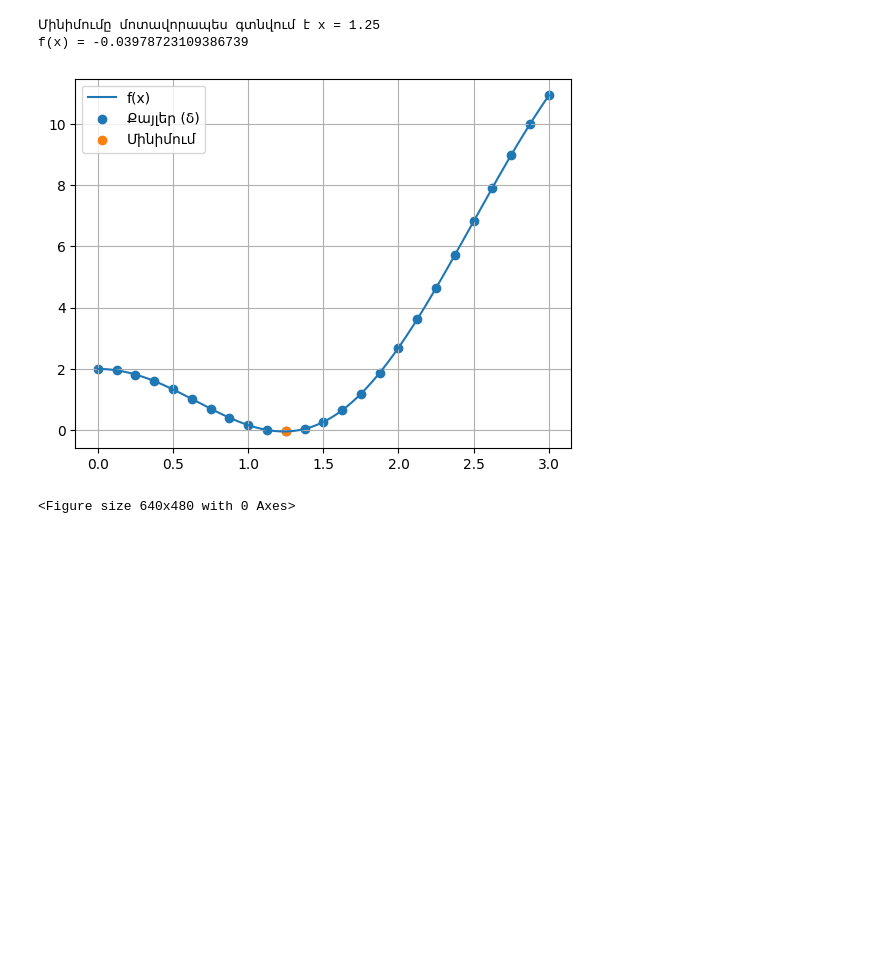
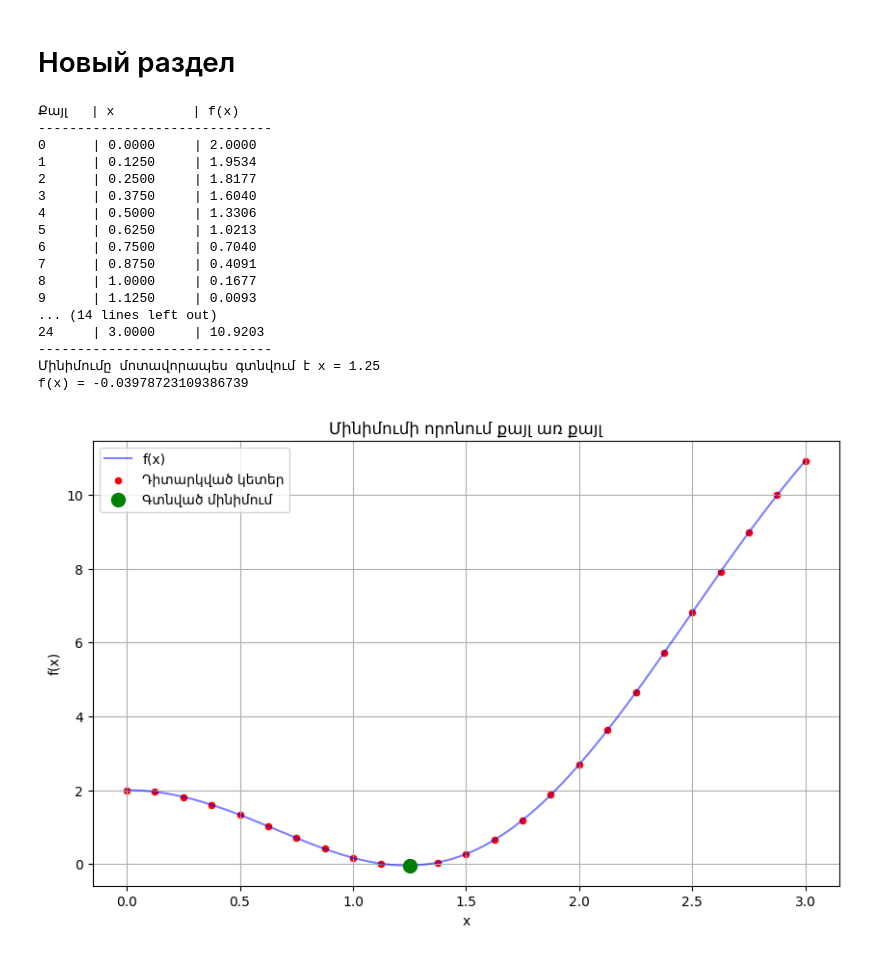
Before and after one commit to Mil-333/optimization-methods, a Jupyter notebook: lab1.ipynb, the cells around one changed output. Saved outputs shown, nothing was run; the diff lists cells and outputs as text; code cells hidden in the pictures; blank space fills up the shorter version.

```diff
--- a/lab1.ipynb
+++ b/lab1.ipynb
@@ -1,7 +1,8 @@
 # %% [markdown]
 <a href="https://colab.research.google.com/github/Mil-333/optimization-methods/blob/main/lab1.ipynb" target="_parent"><img src="https://colab.research.google.com/assets/colab-badge.svg" alt="Open In Colab"/></a>
+# %% [markdown]
+# Новый раздел
 # %%
-%matplotlib inline
 import math
 import matplotlib.pyplot as plt
 import numpy as np
@@ -15,41 +16,66 @@ delta = 0.125
 
 # --- Ընտրանքների եղանակ ---
 x = a
 min_x = x
 min_f = f(x)
 
 x_vals = []
 y_vals = []
 
+print(f"{'Քայլ': <6} | {'x': <10} | {'f(x)': <10}")
+print("-" * 30)
+
+step_count = 0
 while x <= b:
     fx = f(x)
     x_vals.append(x)
     y_vals.append(fx)
+
+    # Տպում ենք ընթացիկ քայլը
+    print(f"{step_count: <6} | {x: <10.4f} | {fx: <10.4f}")
 
     if fx < min_f:
         min_f = fx
         min_x = x
 
     x += delta
+    step_count += 1
 
-print("Մինիմումը մոտավորապես գտնվում է x =", min_x)
-print("f(x) =", min_f)
+print("-" * 30)
+print(f"Մինիմումը մոտավորապես գտնվում է x = {min_x}")
+print(f"f(x) = {min_f}")
 
 # --- Գրաֆիկ ---
 x_plot = np.linspace(a, b, 400)
-y_plot = x_plot**2 + 2 * np.cos(2*x_plot)
+y_plot = x_plot**2 + 2 * np.cos(2 * x_plot)
 
-plt.figure()
-plt.plot(x_plot, y_plot, label="f(x)")
-plt.scatter(x_vals, y_vals, label="Քայլեր (δ)")
-plt.scatter(min_x, min_f, label="Մինիմում")
+plt.figure(figsize=(10, 6))
+plt.plot(x_plot, y_plot, label="f(x)", color='blue', alpha=0.5)
+plt.scatter(x_vals, y_vals, color='red', s=20, label="Դիտարկված կետեր")
+plt.scatter(min_x, min_f, color='green', s=100, label="Գտնված մինիմում", zorder=5)
 
+plt.title("Մինիմումի որոնում քայլ առ քայլ")
+plt.xlabel("x")
+plt.ylabel("f(x)")
 plt.legend()
-plt.grid()
+plt.grid(True)
 plt.show()
-plt.savefig("graph.png")
 # %% [output]
+Քայլ   | x          | f(x)
+------------------------------
+0      | 0.0000     | 2.0000
+1      | 0.1250     | 1.9534
+2      | 0.2500     | 1.8177
+3      | 0.3750     | 1.6040
+4      | 0.5000     | 1.3306
+5      | 0.6250     | 1.0213
+6      | 0.7500     | 0.7040
+7      | 0.8750     | 0.4091
+8      | 1.0000     | 0.1677
+9      | 1.1250     | 0.0093
+... (14 lines left out)
+24     | 3.0000     | 10.9203
+------------------------------
 Մինիմումը մոտավորապես գտնվում է x = 1.25
 f(x) = -0.03978723109386739
-[figure, old version]
+[figure, new version]
-<Figure size 640x480 with 0 Axes>
```
